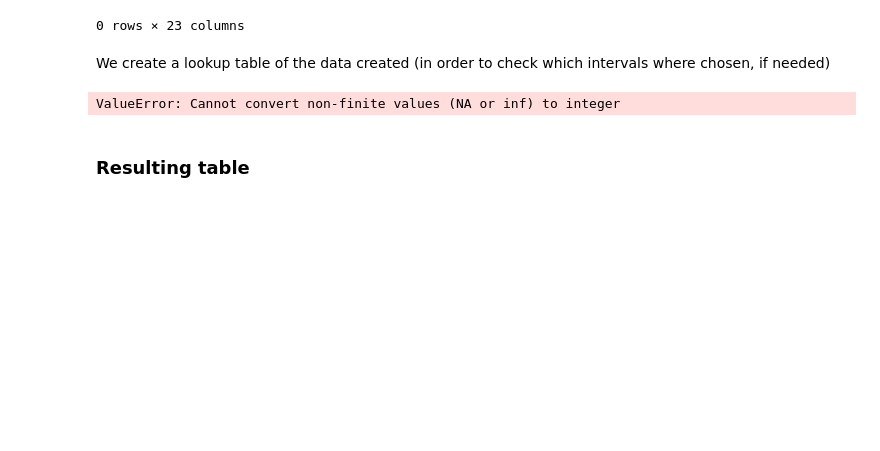
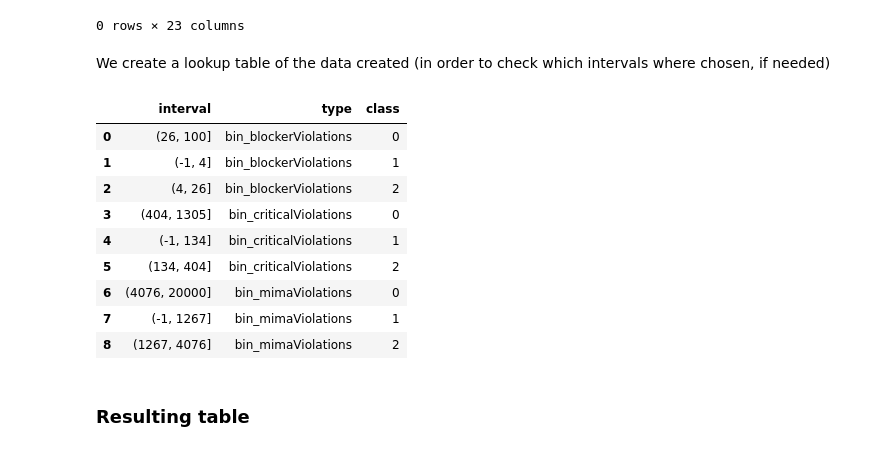
Before and after one commit to margaritageleta/vesper-tech-debt, a Jupyter notebook: notebooks/tables_creation.ipynb, the cells around one changed output. Cells and saved outputs as stored; diff of their text form; code cells hidden in the pictures; blank space fills up the shorter version.

```diff
--- a/notebooks/tables_creation.ipynb
+++ b/notebooks/tables_creation.ipynb
@@ -222,16 +257,25 @@ df[df.category.isna()]
 # %% [markdown]
 We create a lookup table of the data created (in order to check which intervals where chosen, if needed)
 # %%
-viols = ['bin_blockerViolations','bin_criticalViolations','bin_mamiViolations']
+viols = ['bin_blockerViolations','bin_criticalViolations','bin_mimaViolations']
 categories = pd.DataFrame()
 for v in viols:
     t = pd.DataFrame({'interval': df[v].unique()})
     t['type'] = v
     t['class'] = np.arange(0,len(df[v].unique()))
     categories = pd.concat([categories,t])
 categories.reset_index(drop=True)
 # %% [output]
-ValueError: Cannot convert non-finite values (NA or inf) to integer
+|  | interval | type | class |
+| 0 | (26, 100] | bin_blockerViolations | 0 |
+| 1 | (-1, 4] | bin_blockerViolations | 1 |
+| 2 | (4, 26] | bin_blockerViolations | 2 |
+| 3 | (404, 1305] | bin_criticalViolations | 0 |
+| 4 | (-1, 134] | bin_criticalViolations | 1 |
+| 5 | (134, 404] | bin_criticalViolations | 2 |
+| 6 | (4076, 20000] | bin_mimaViolations | 0 |
+| 7 | (-1, 1267] | bin_mimaViolations | 1 |
+| 8 | (1267, 4076] | bin_mimaViolations | 2 |
 # %% [markdown]
 ### Resulting table
 # %%
```
Also changed, not shown: parts of 28 cells of this notebook.
